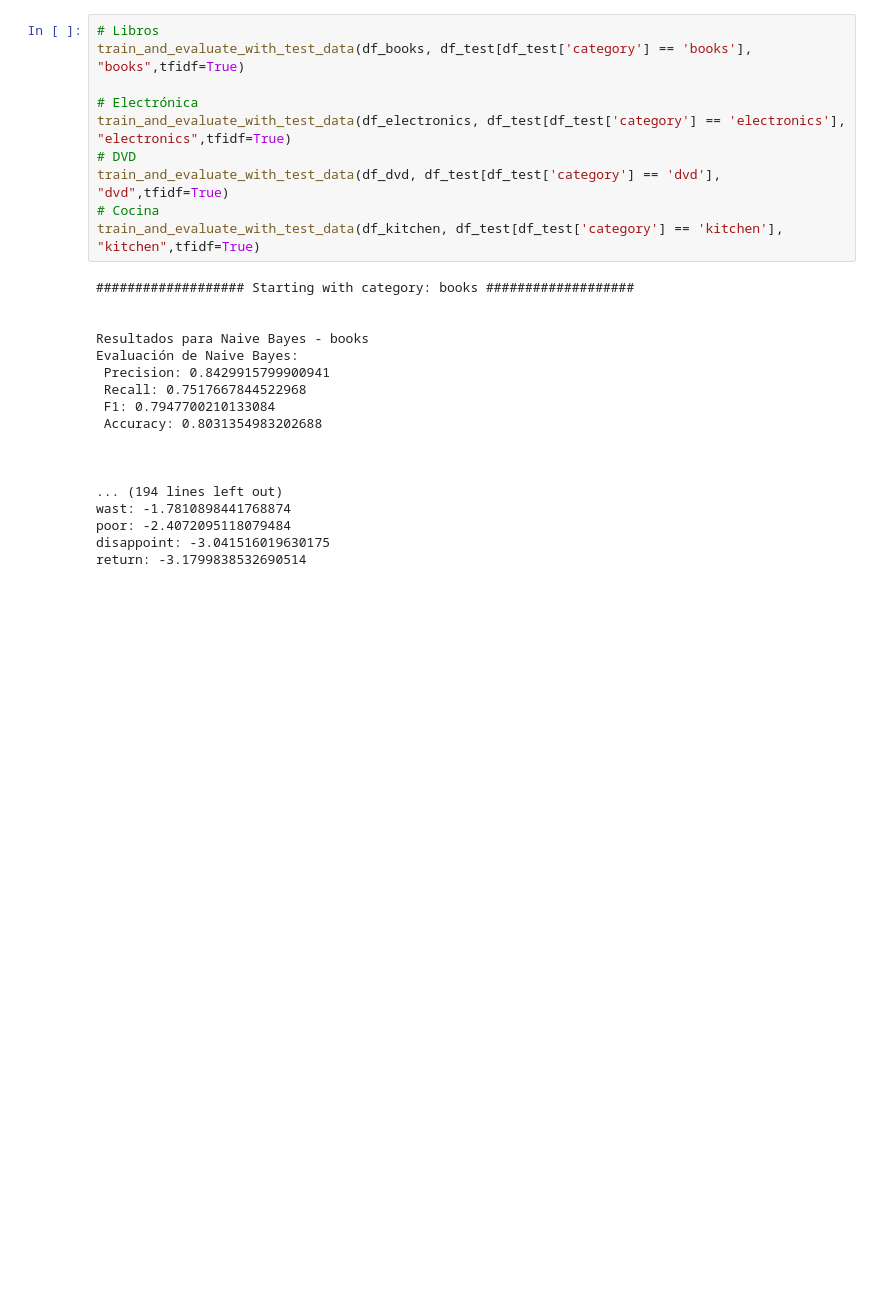
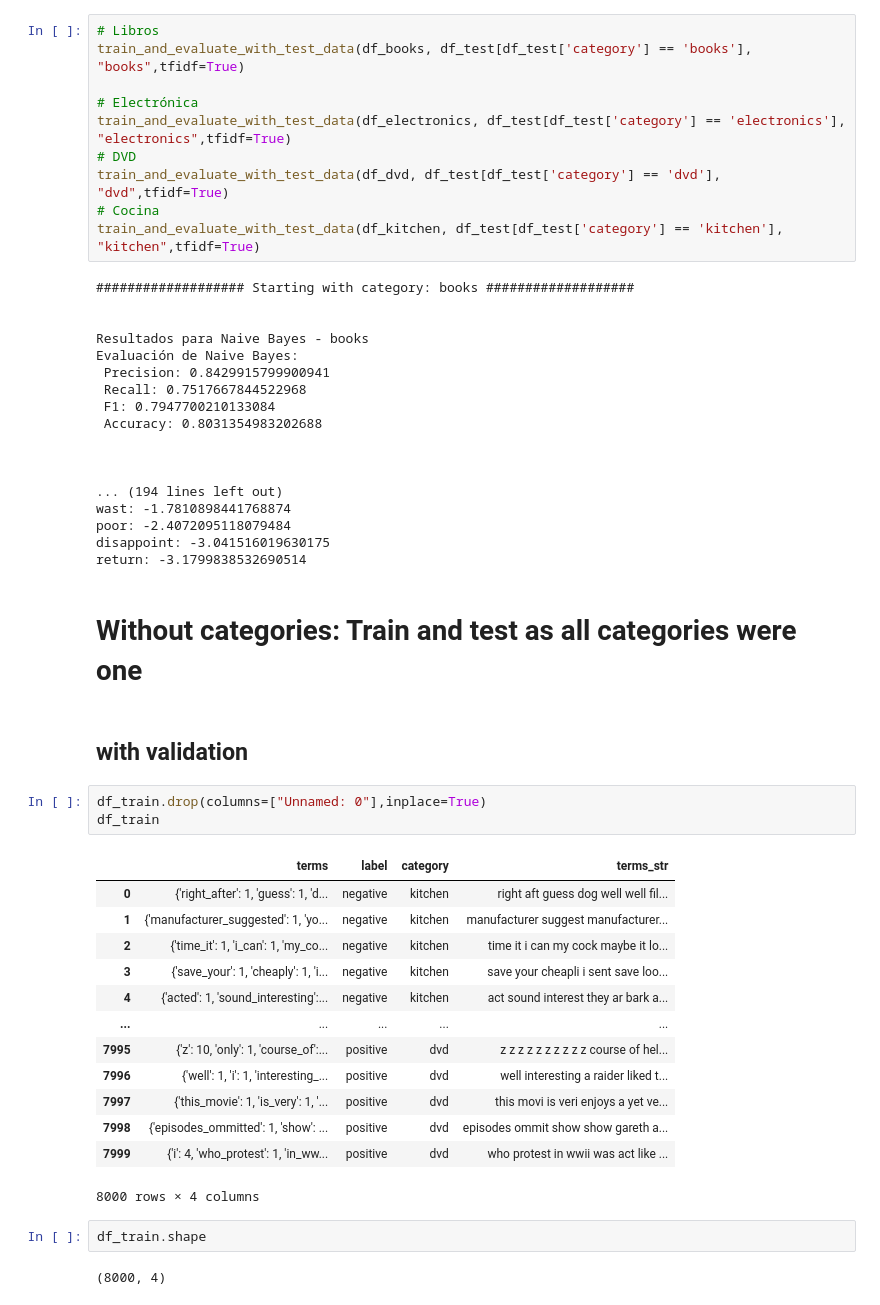
Before and after one commit to Tomas1307/NLP, a Jupyter notebook: HW03/sentiment_analysis.ipynb, the cells around one changed output. Saved outputs shown, nothing was run; the diff lists cells and outputs as text; blank space fills up the shorter version.

Commit message:
Train and test without using categories

```diff
--- a/HW03/sentiment_analysis.ipynb
+++ b/HW03/sentiment_analysis.ipynb
@@ -640,3 +640,28 @@ wast: -1.7810898441768874
 poor: -2.4072095118079484
 disappoint: -3.041516019630175
 return: -3.1799838532690514
+# %% [markdown]
+# Without categories: Train and test as all categories were one
+# %% [markdown]
+## with validation
+# %%
+df_train.drop(columns=["Unnamed: 0"],inplace=True)
+df_train
+# %% [output]
+|  | terms | label | category | terms_str |
+| 0 | {'right_after': 1, 'guess': 1, 'd... | negative | kitchen | right aft guess dog well well fil... |
+| 1 | {'manufacturer_suggested': 1, 'yo... | negative | kitchen | manufacturer suggest manufacturer... |
+| 2 | {'time_it': 1, 'i_can': 1, 'my_co... | negative | kitchen | time it i can my cock maybe it lo... |
+| 3 | {'save_your': 1, 'cheaply': 1, 'i... | negative | kitchen | save your cheapli i sent save loo... |
+| 4 | {'acted': 1, 'sound_interesting':... | negative | kitchen | act sound interest they ar bark a... |
+| ... | ... | ... | ... | ... |
+| 7995 | {'z': 10, 'only': 1, 'course_of':... | positive | dvd | z z z z z z z z z z course of hel... |
+| 7996 | {'well': 1, 'i': 1, 'interesting_... | positive | dvd | well interesting a raider liked t... |
+| 7997 | {'this_movie': 1, 'is_very': 1, '... | positive | dvd | this movi is veri enjoys a yet ve... |
+| 7998 | {'episodes_ommitted': 1, 'show': ... | positive | dvd | episodes ommit show show gareth a... |
+| 7999 | {'i': 4, 'who_protest': 1, 'in_ww... | positive | dvd | who protest in wwii was act like ... |
+8000 rows × 4 columns
+# %%
+df_train.shape
+# %% [output]
+(8000, 4)
```
Also changed, not shown: parts of 11 cells of this notebook.
